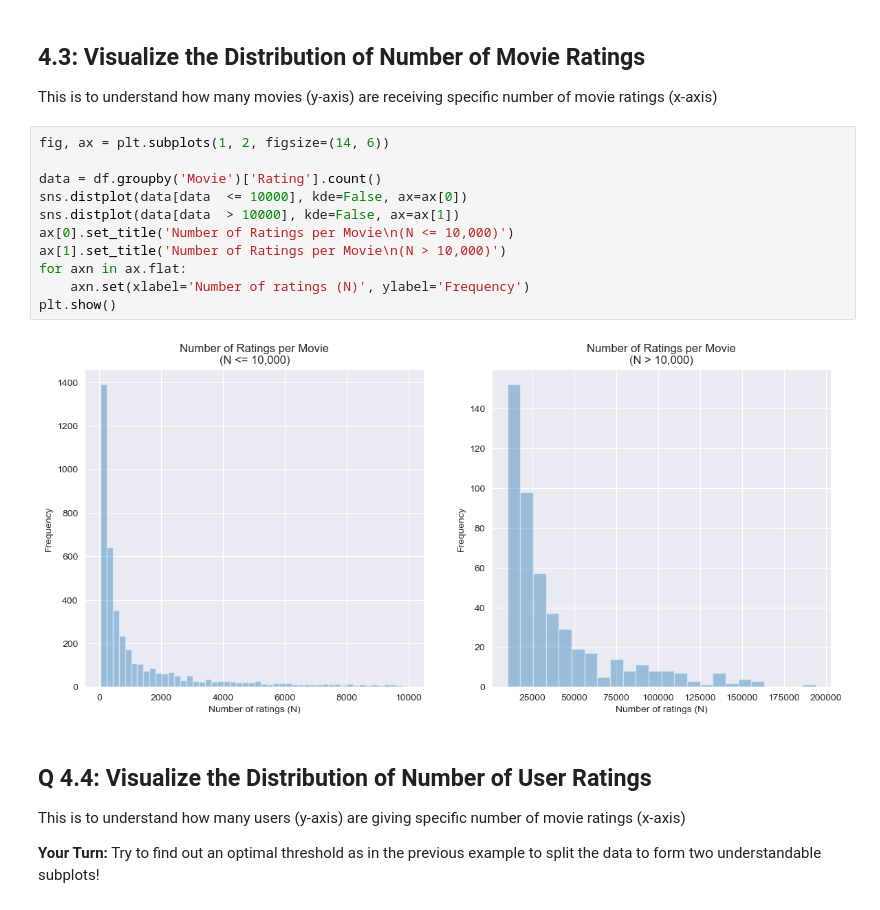
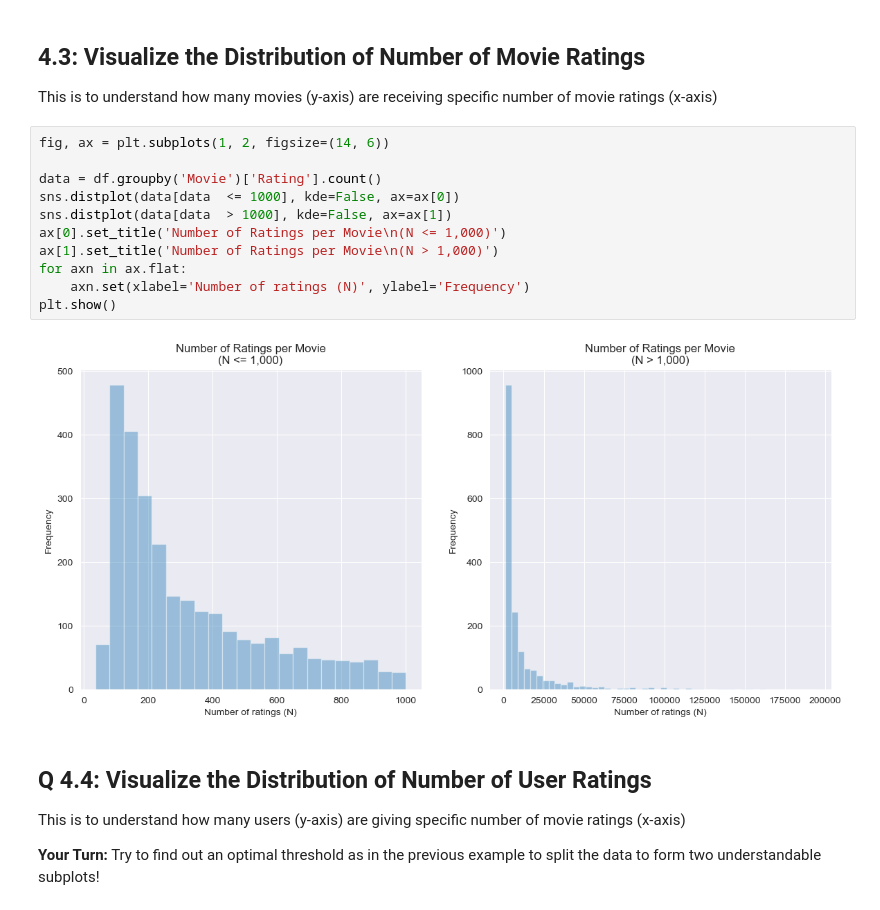
Before and after one commit to kristenvonbecker/miniproject-17.4, a Jupyter notebook: Mini_Project_Recommendation_Systems.ipynb, the cells around one changed output. Saved outputs shown, nothing was run; the diff lists cells and outputs as text.

```diff
--- a/Mini_Project_Recommendation_Systems.ipynb
+++ b/Mini_Project_Recommendation_Systems.ipynb
@@ -260,16 +260,16 @@ This is to understand how many movies (y-axis) are receiving specific number of
 # %%
 fig, ax = plt.subplots(1, 2, figsize=(14, 6))
 
 data = df.groupby('Movie')['Rating'].count()
-sns.distplot(data[data  <= 10000], kde=False, ax=ax[0])
-sns.distplot(data[data  > 10000], kde=False, ax=ax[1])
-ax[0].set_title('Number of Ratings per Movie\n(N <= 10,000)')
-ax[1].set_title('Number of Ratings per Movie\n(N > 10,000)')
+sns.distplot(data[data  <= 1000], kde=False, ax=ax[0])
+sns.distplot(data[data  > 1000], kde=False, ax=ax[1])
+ax[0].set_title('Number of Ratings per Movie\n(N <= 1,000)')
+ax[1].set_title('Number of Ratings per Movie\n(N > 1,000)')
 for axn in ax.flat:
     axn.set(xlabel='Number of ratings (N)', ylabel='Frequency')
 plt.show()
 # %% [output]
-[figure, old version]
+[figure, new version]
 # %% [markdown]
 ## Q 4.4: Visualize the Distribution of Number of User Ratings
 
```
Also changed, not shown: parts of 18 cells of this notebook.
